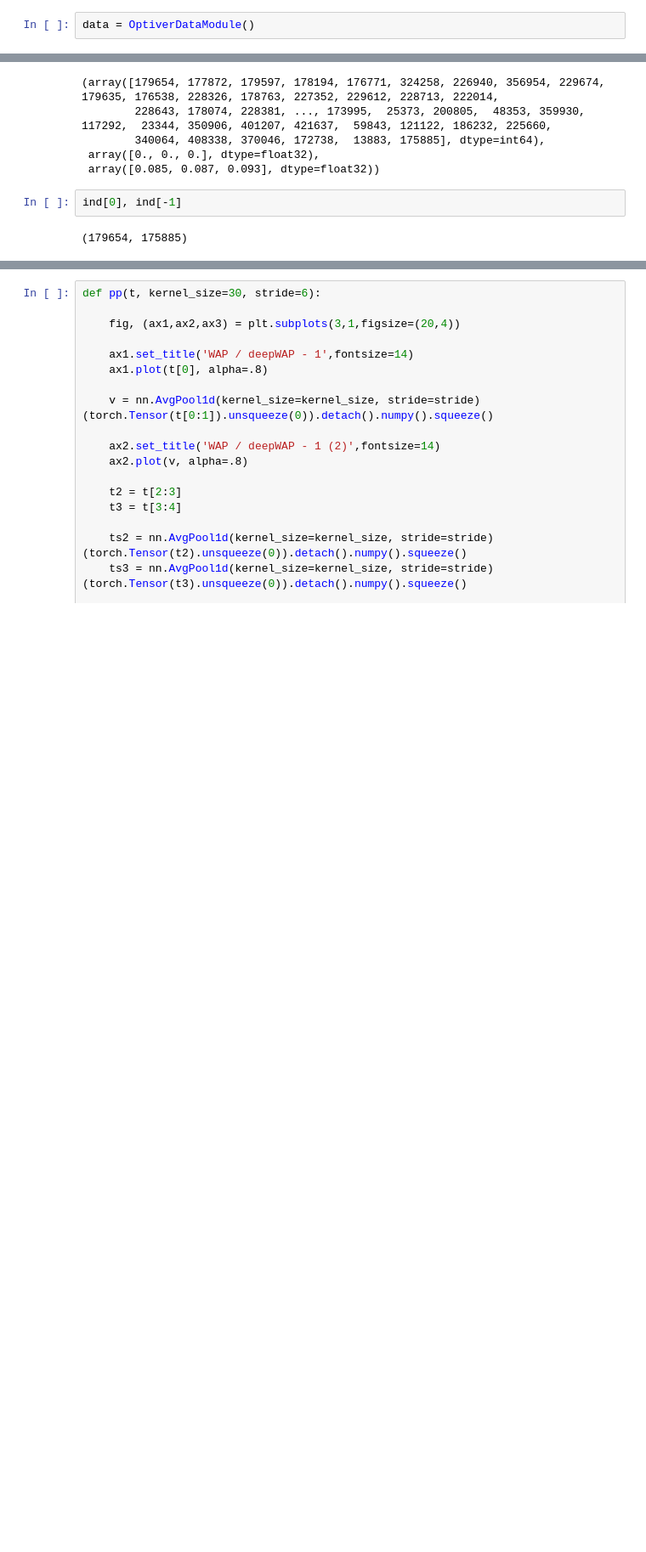
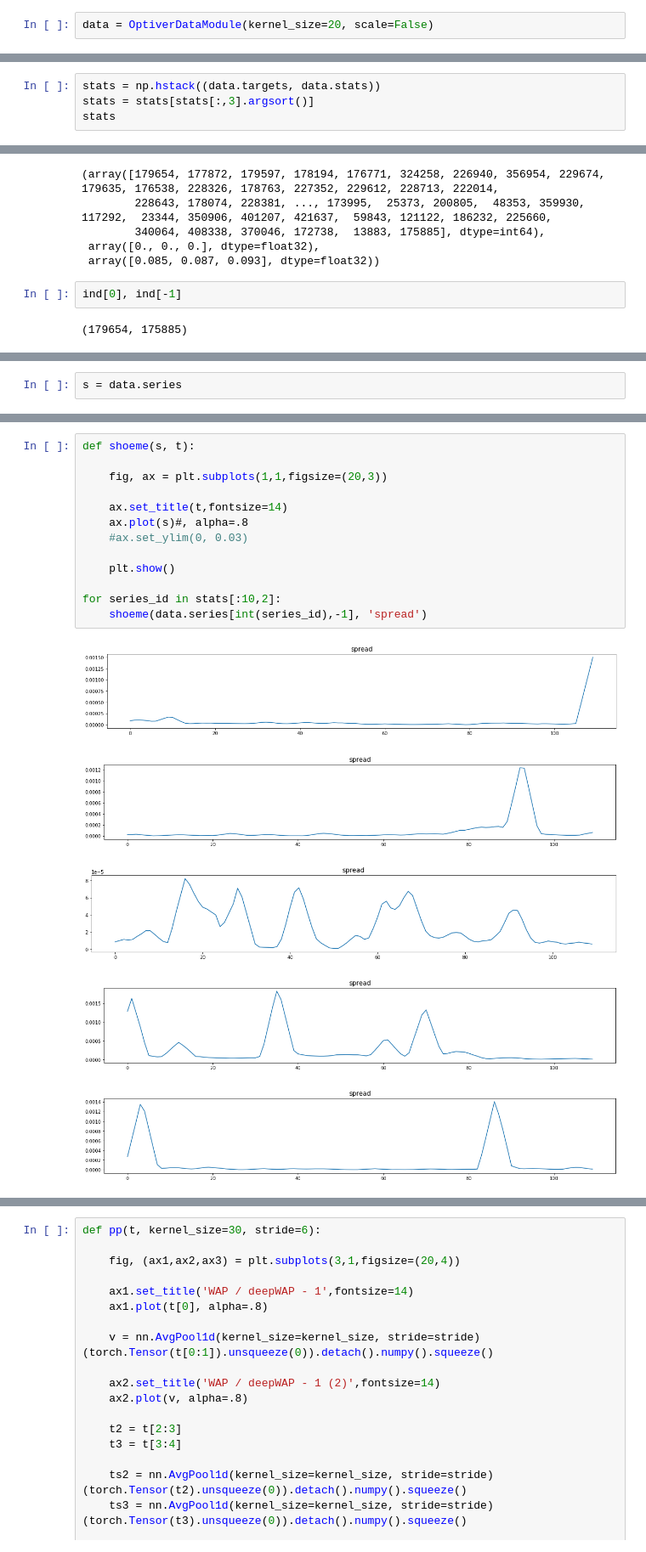
Before and after one commit to codefluence/optiver, a Jupyter notebook: OPTIVER.ipynb, the cells around one changed output, grey strips where cells are left out. Shown at 85% size. Saved outputs shown, nothing was run; the diff lists cells and outputs as text; blank space fills up the shorter version.

```diff
--- a/OPTIVER.ipynb
+++ b/OPTIVER.ipynb
@@ -57,5 +63,5 @@ np.set_printoptions(threshold=1000, linewidth=150, precision=3, edgeitems=20, su
 
 np.random.seed(0)
 # %%
-data = OptiverDataModule()
+data = OptiverDataModule(kernel_size=20, scale=False)
 # %% [output]
@@ -65,0 +74,4 @@ data ready
+# %%
+stats = np.hstack((data.targets, data.stats))
+stats = stats[stats[:,3].argsort()]
+stats
@@ -129,0 +160,2 @@ data.series.shape
+# %%
+s = data.series
@@ -129,0 +172,19 @@ data.series.shape
+# %%
+def shoeme(s, t):
+
+    fig, ax = plt.subplots(1,1,figsize=(20,3))
+
+    ax.set_title(t,fontsize=14)
+    ax.plot(s)#, alpha=.8
+    #ax.set_ylim(0, 0.03)
+
+    plt.show()
+
+for series_id in stats[:10,2]:
+    shoeme(data.series[int(series_id),-1], 'spread')
+# %% [output]
+[figure, added]
+[figure, added]
+[figure, added]
+[figure, added]
+[figure, added]
```
Also changed, not shown: parts of 6 cells of this notebook, 7 other files.
